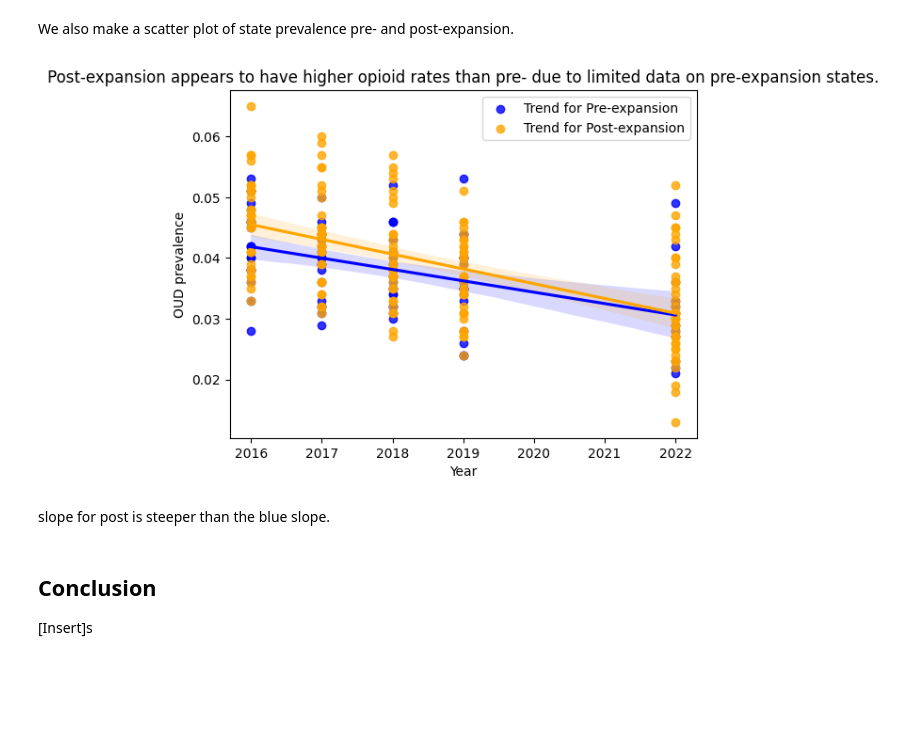
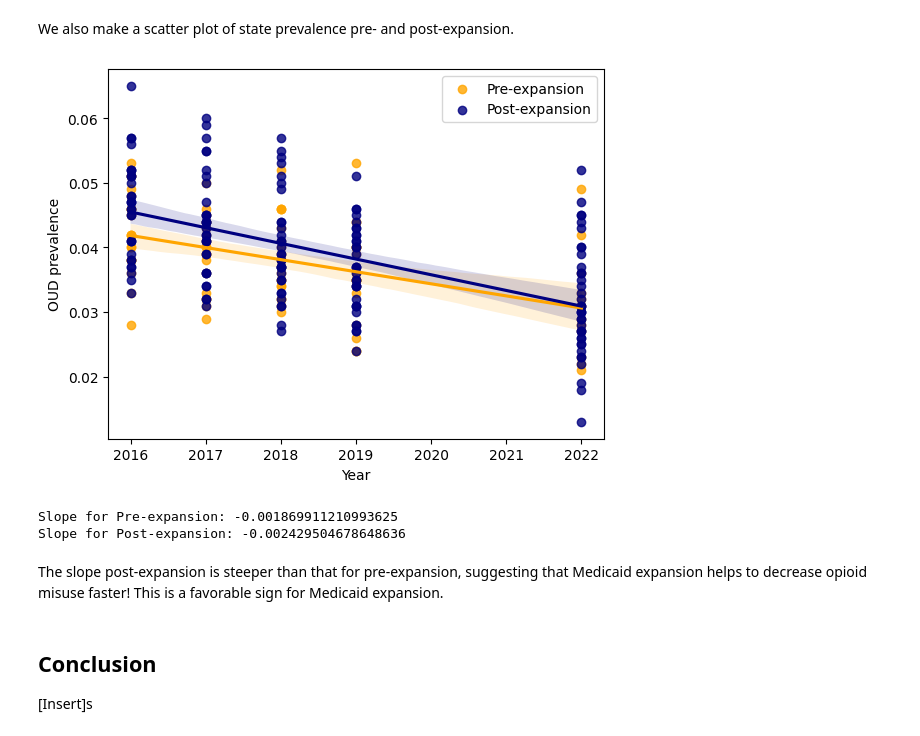
Before and after one commit to riverar9/data-602-final-project, a Jupyter notebook: Final_project_analysis.ipynb, the cells around one changed output. Saved outputs shown, nothing was run; the diff lists cells and outputs as text; code cells hidden in the pictures; blank space fills up the shorter version.

Commit message:
Added slopes

```diff
--- a/Final_project_analysis.ipynb
+++ b/Final_project_analysis.ipynb
@@ -357,30 +357,51 @@ We also make a scatter plot of state prevalence pre- and post-expansion.
 # %%
 # Scatter plot
 
 import matplotlib.pyplot as plt
 import seaborn as sns
 
 # Manipulate df prior to plotting
 scatter_df = working_df.dropna(subset=['rpt_yr', 'Row %']) # Filter out rows with NaN values in columns of interest
 scatter_df['rpt_yr'] = scatter_df['rpt_yr'].dt.year # Pulling just the year integer for graphing
 
 # Add trend lines
-sns.regplot(data=scatter_df[scatter_df['post'] == 0], x='rpt_yr', y='Row %', scatter=True, color='blue', label='Trend for Pre-expansion')
-sns.regplot(data=scatter_df[scatter_df['post'] == 1], x='rpt_yr', y='Row %', scatter=True, color='orange', label='Trend for Post-expansion')
+sns.regplot(data=scatter_df[scatter_df['post'] == 0], x='rpt_yr', y='Row %', scatter=True, color='orange', label='Pre-expansion')
+sns.regplot(data=scatter_df[scatter_df['post'] == 1], x='rpt_yr', y='Row %', scatter=True, color='navy', label='Post-expansion')
 sns.catplot # does jitter
 
 # Add labels and title
 plt.xlabel('Year')
 plt.ylabel('OUD prevalence')
-plt.title('Post-expansion appears to have higher opioid rates than pre- due to limited data on pre-expansion states.')
+#plt.title('Post-expansion appears to have higher opioid rates than pre- due to limited data on pre-expansion states.')
 plt.legend()
 
 # Show the plot
 plt.show()
 # %% [output]
-[figure, old version]
+[figure, new version]
-# %% [markdown]
-slope for post is steeper than the blue slope.
+# %%
+from sklearn.linear_model import LinearRegression
+
+# Create Xs (pre and post) from the year column values. Reshape X
+X_pre = scatter_df[scatter_df['post'] == 0]['rpt_yr'].values.reshape(-1, 1)
+X_post = scatter_df[scatter_df['post'] == 1]['rpt_yr'].values.reshape(-1, 1)
+
+# Create y (pre and post) from the OUD rate column's values
+y_pre= scatter_df[scatter_df['post'] == 0]['Row %'].values
+y_post = scatter_df[scatter_df['post'] == 1]['Row %'].values
+
+# Fit the model
+model_pre = LinearRegression().fit(X_pre, y_pre)
+model_post = LinearRegression().fit(X_post, y_post)
+
+# Print the slopes
+print(f"Slope for Pre-expansion: {model_pre.coef_[0]}")
+print(f"Slope for Post-expansion: {model_post.coef_[0]}")
+# %% [output]
+Slope for Pre-expansion: -0.001869911210993625
+Slope for Post-expansion: -0.002429504678648636
+# %% [markdown]
+The slope post-expansion is steeper than that for pre-expansion, suggesting that Medicaid expansion helps to decrease opioid misuse faster! This is a favorable sign for Medicaid expansion.
 # %% [markdown]
 ## Conclusion
 
```
